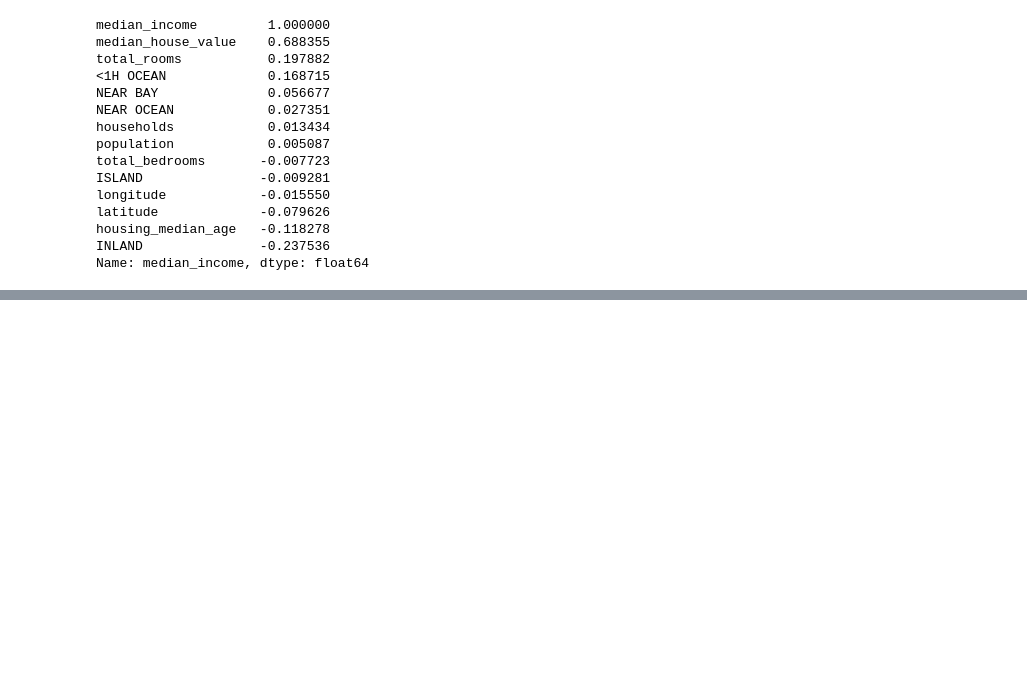
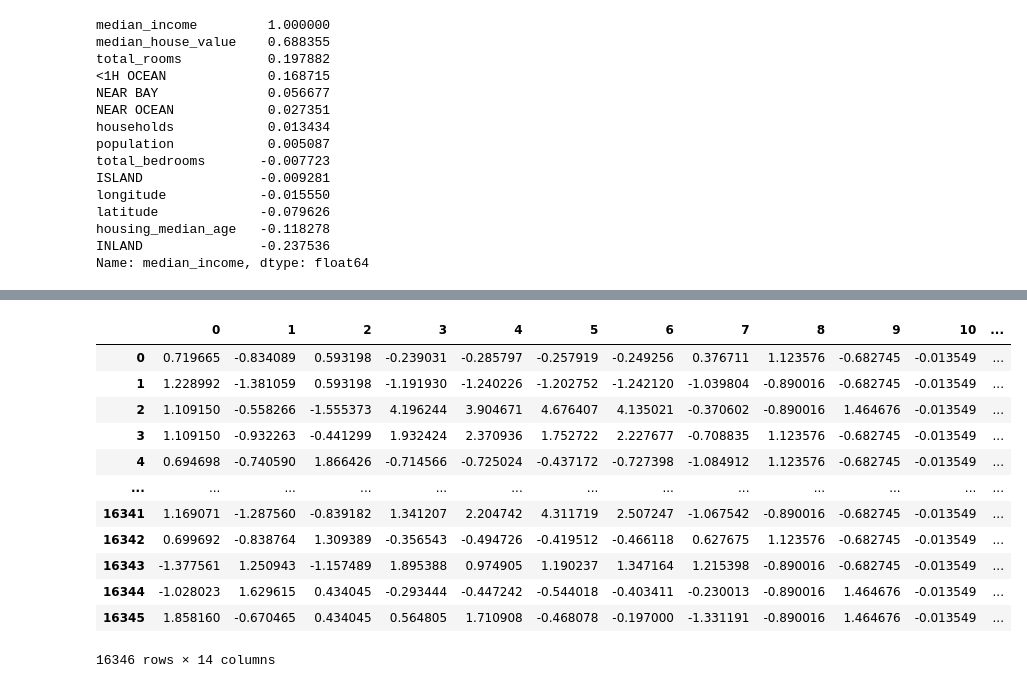
Before and after one commit to luisssSoto/IAAndMachineLearning, a Jupyter notebook: unit4/2.linealRegression/lineal_regression.ipynb, the cells around one changed output, grey strips where cells are left out. Cells and saved outputs as stored; diff of their text form; code cells hidden in the pictures; blank space fills up the shorter version.

```diff
--- a/unit4/2.linealRegression/lineal_regression.ipynb
+++ b/unit4/2.linealRegression/lineal_regression.ipynb
@@ -262,0 +281,6 @@ Name: median_income, dtype: float64
+# %%
+# Divide the data between two parts:
+# 1. training set
+# 2. testing set
+from sklearn.model_selection import train_test_split
+x_training, x_testing, y_training, y_testing = train_test_split(x, y, test_size=.2) #.2: 20%
@@ -262,0 +298,4 @@ Name: median_income, dtype: float64
+# %%
+# Creating a new model with linear regression
+from sklearn.linear_model import LinearRegression
+my_model = LinearRegression()
@@ -262,0 +394,6 @@ Name: median_income, dtype: float64
+# %%
+from sklearn.preprocessing import StandardScaler
+scaler = StandardScaler()
+x_training_sc = scaler.fit_transform(x_training)
+x_testing_sc = scaler.fit_transform(x_testing)
+x_training
@@ -262,0 +436,19 @@ Name: median_income, dtype: float64
+# %%
+x_training_table = pandas.DataFrame(x_training_sc)
+x_training_table
+
+# Now the all the data have less distance each other, we can try again to train our model with this data
+# %% [output]
+|  | 0 | 1 | 2 | 3 | 4 | 5 | 6 | 7 | 8 | 9 | 10 | ... |
+| 0 | 0.719665 | -0.834089 | 0.593198 | -0.239031 | -0.285797 | -0.257919 | -0.249256 | 0.376711 | 1.123576 | -0.682745 | -0.013549 | ... |
+| 1 | 1.228992 | -1.381059 | 0.593198 | -1.191930 | -1.240226 | -1.202752 | -1.242120 | -1.039804 | -0.890016 | -0.682745 | -0.013549 | ... |
+| 2 | 1.109150 | -0.558266 | -1.555373 | 4.196244 | 3.904671 | 4.676407 | 4.135021 | -0.370602 | -0.890016 | 1.464676 | -0.013549 | ... |
+| 3 | 1.109150 | -0.932263 | -0.441299 | 1.932424 | 2.370936 | 1.752722 | 2.227677 | -0.708835 | 1.123576 | -0.682745 | -0.013549 | ... |
+| 4 | 0.694698 | -0.740590 | 1.866426 | -0.714566 | -0.725024 | -0.437172 | -0.727398 | -1.084912 | 1.123576 | -0.682745 | -0.013549 | ... |
+| ... | ... | ... | ... | ... | ... | ... | ... | ... | ... | ... | ... | ... |
+| 16341 | 1.169071 | -1.287560 | -0.839182 | 1.341207 | 2.204742 | 4.311719 | 2.507247 | -1.067542 | -0.890016 | -0.682745 | -0.013549 | ... |
+| 16342 | 0.699692 | -0.838764 | 1.309389 | -0.356543 | -0.494726 | -0.419512 | -0.466118 | 0.627675 | 1.123576 | -0.682745 | -0.013549 | ... |
+| 16343 | -1.377561 | 1.250943 | -1.157489 | 1.895388 | 0.974905 | 1.190237 | 1.347164 | 1.215398 | -0.890016 | -0.682745 | -0.013549 | ... |
+| 16344 | -1.028023 | 1.629615 | 0.434045 | -0.293444 | -0.447242 | -0.544018 | -0.403411 | -0.230013 | -0.890016 | 1.464676 | -0.013549 | ... |
+| 16345 | 1.858160 | -0.670465 | 0.434045 | 0.564805 | 1.710908 | -0.468078 | -0.197000 | -1.331191 | -0.890016 | 1.464676 | -0.013549 | ... |
+16346 rows × 14 columns
```
Also changed, not shown: parts of 15 cells of this notebook.
